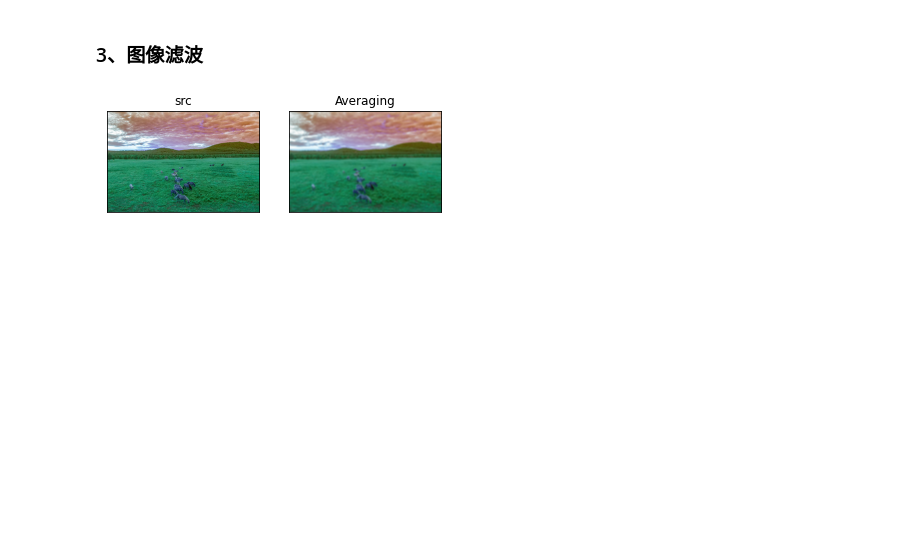
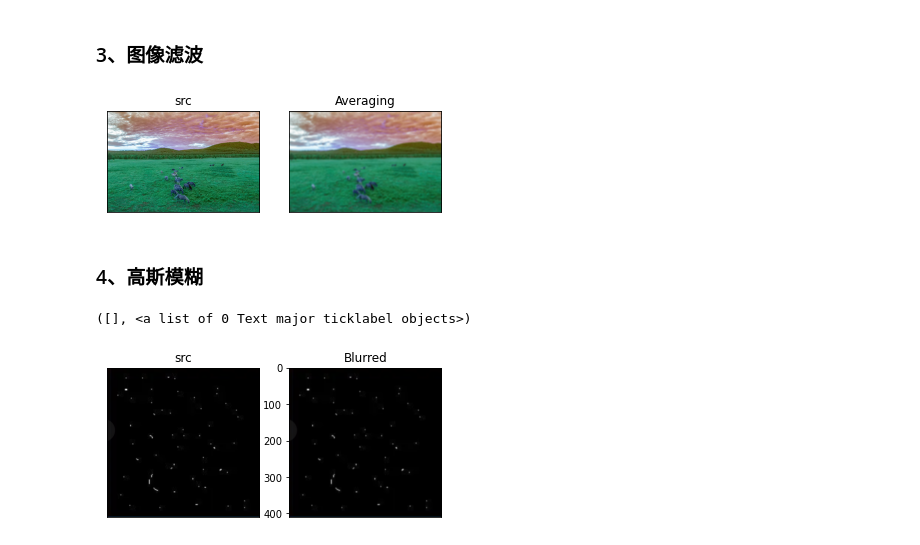
Before and after one commit to mangxiao2018/opencv-samples, a Jupyter notebook: 10004-图像加工处理.ipynb, the cells around one changed output. Saved outputs shown, nothing was run; the diff lists cells and outputs as text; code cells hidden in the pictures; blank space fills up the shorter version.

Commit message:
高斯模糊

```diff
--- a/10004-图像加工处理.ipynb
+++ b/10004-图像加工处理.ipynb
@@ -58,3 +58,20 @@ plt.xticks([]), plt.yticks([])
 plt.show()
 # %% [output]
 [figure]
+# %% [markdown]
+### 4、高斯模糊
+# %%
+import cv2 as cv
+import numpy as np
+from matplotlib import pyplot as plt
+
+img = cv.imread('images/median.png')
+img = cv.cvtColor(img, cv.COLOR_BGR2RGB)
+blur = cv.GaussianBlur(img, (7,7), 7)
+plt.subplot(121), plt.imshow(img), plt.title('src')
+plt.xticks([]), plt.yticks([])
+plt.subplot(122), plt.imshow(blur), plt.title('Blurred')
+plt.xticks([])
+# %% [output]
+([], <a list of 0 Text major ticklabel objects>)
+[figure, added]
```
